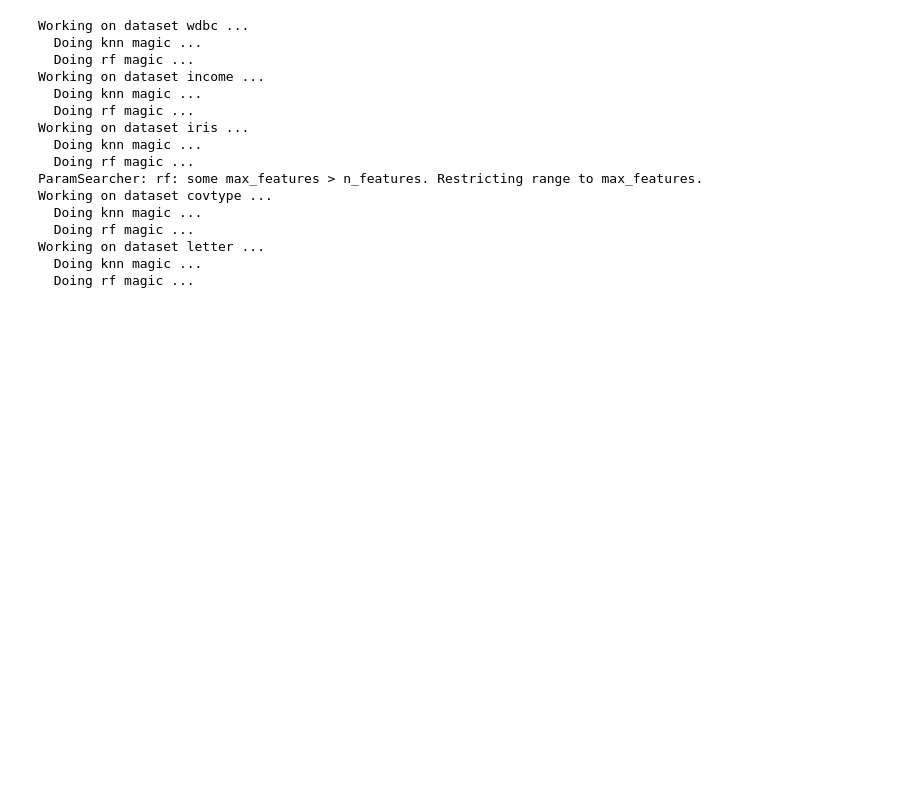
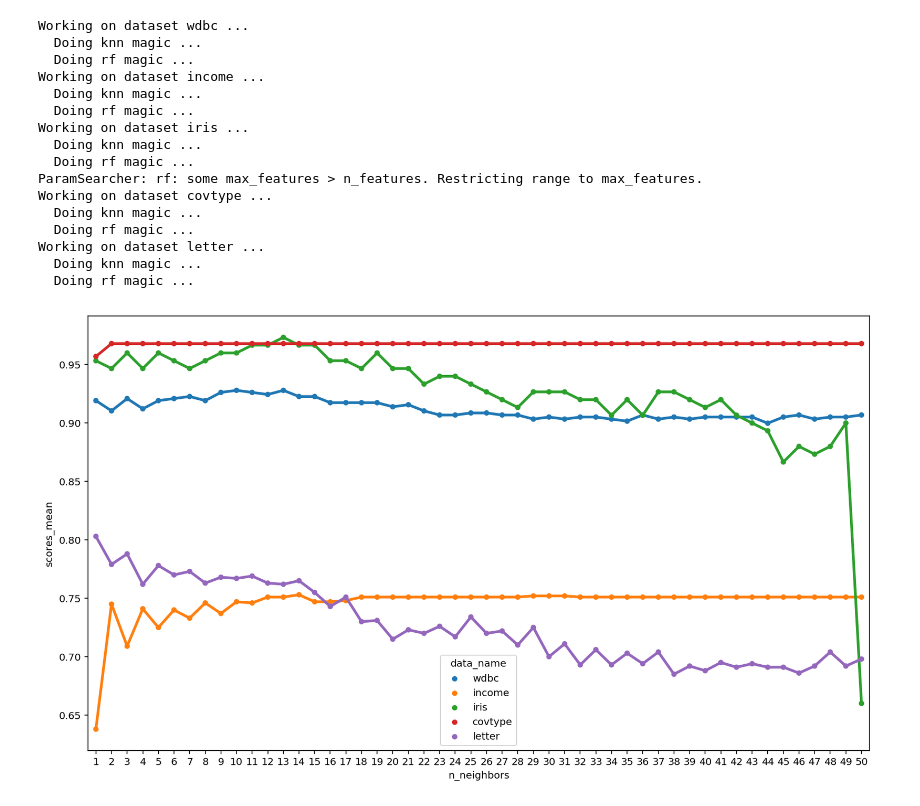
Before and after one commit to phi1eas/118a_project, a Jupyter notebook: analysis_new.ipynb, the cells around one changed output. Cells and saved outputs as stored; diff of their text form; code cells hidden in the pictures; blank space fills up the shorter version.

```diff
--- a/analysis_new.ipynb
+++ b/analysis_new.ipynb
@@ -412,0 +415,6 @@ Working on dataset letter ...
+# %%
+loaded = MagicSearcher.load('test.pkl')
+loaded.get_plot_by_clf(clf_name='knn', x_param_name='n_neighbors')
+plt.show()
+# %% [output]
+[figure, added]
```
Also changed, not shown: parts of 2 cells of this notebook, 1 other file.
